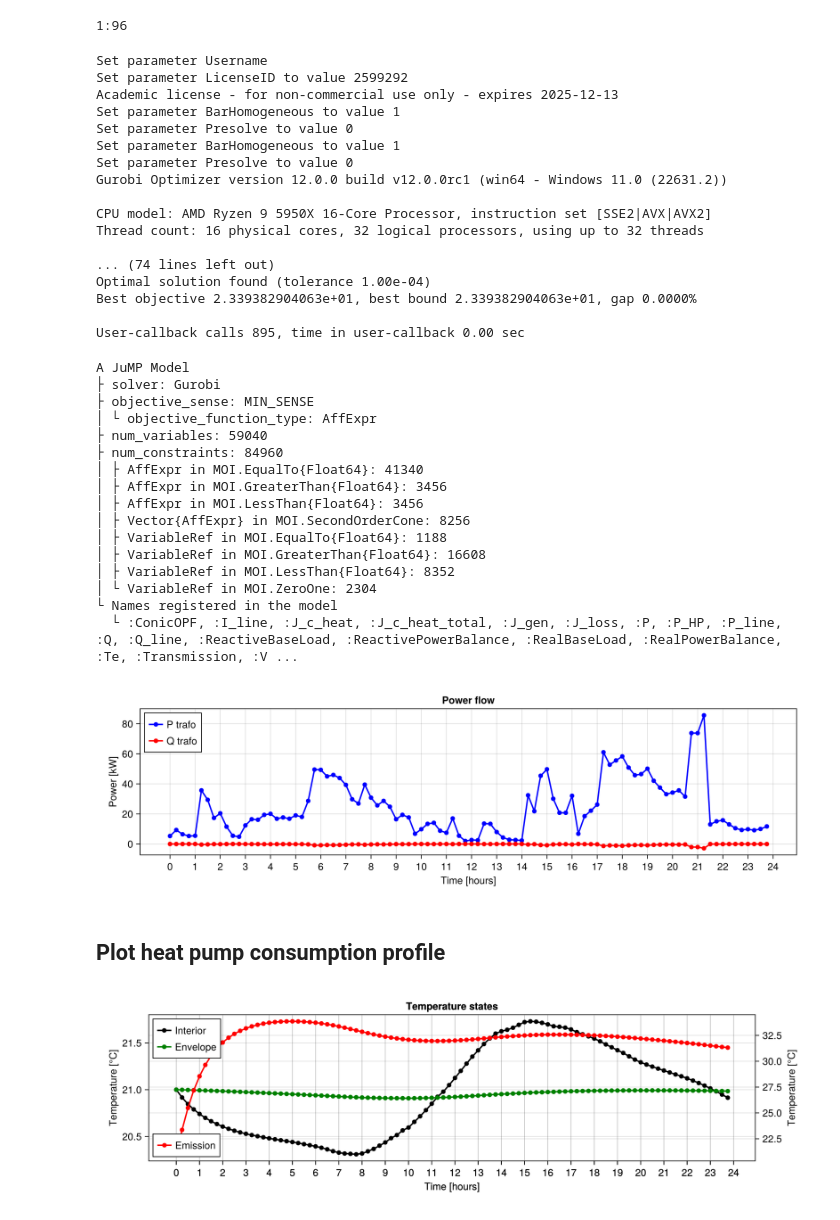
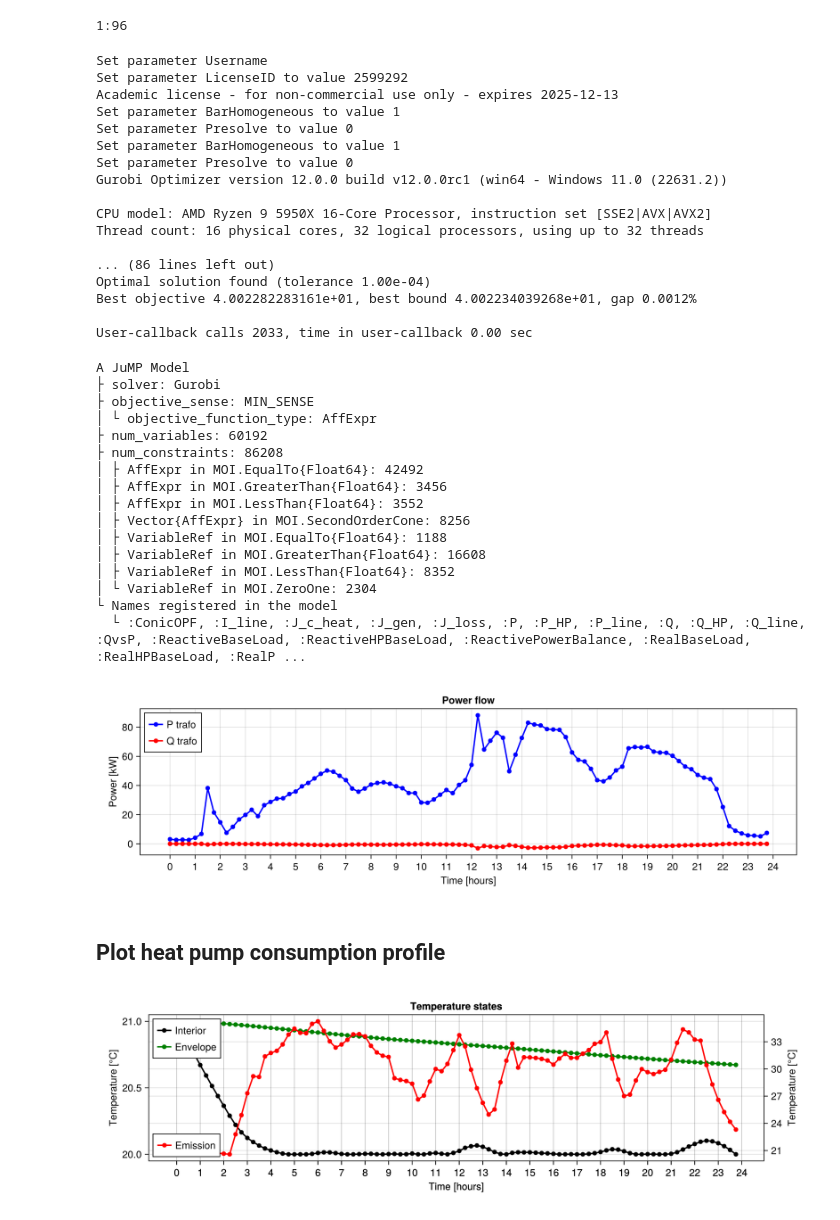
Before and after one commit to XinLiTue/Congestion-Management-based-on-Thermal-Comfort, a Jupyter notebook: OPF-jl.ipynb, the cells around one changed output. Cells and saved outputs as stored; diff of their text form; code cells hidden in the pictures.

Commit message:
Add reactive power model constraints for heat pump integration

```diff
--- a/OPF-jl.ipynb
+++ b/OPF-jl.ipynb
@@ -132,9 +132,10 @@ Weather data shape: (27169, 4)
 df_full = innerjoin(weather_df, loads, on = :timestamp);
 # %%
 # select a particular day (Defined by date)
-date = Date(2024, 3, 2)
+date = Date(2024, 2, 4)
 
 df = df_full[Date.(df_full.timestamp) .== date, :]
+
 first(df, 5)
 # %% [output]
 5×5 DataFrame
@@ -314,31 +315,31 @@ Gurobi Optimizer version 12.0.0 build v12.0.0rc1 (win64 - Windows 11.0 (22631.2)
 CPU model: AMD Ryzen 9 5950X 16-Core Processor, instruction set [SSE2|AVX|AVX2]
 Thread count: 16 physical cores, 32 logical processors, using up to 32 threads
 
-... (74 lines left out)
+... (86 lines left out)
 Optimal solution found (tolerance 1.00e-04)
-Best objective 2.339382904063e+01, best bound 2.339382904063e+01, gap 0.0000%
+Best objective 4.002282283161e+01, best bound 4.002234039268e+01, gap 0.0012%
 
-User-callback calls 895, time in user-callback 0.00 sec
+User-callback calls 2033, time in user-callback 0.00 sec
 A JuMP Model
 ├ solver: Gurobi
 ├ objective_sense: MIN_SENSE
 │ └ objective_function_type: AffExpr
-├ num_variables: 59040
-├ num_constraints: 84960
-│ ├ AffExpr in MOI.EqualTo{Float64}: 41340
+├ num_variables: 60192
+├ num_constraints: 86208
+│ ├ AffExpr in MOI.EqualTo{Float64}: 42492
 │ ├ AffExpr in MOI.GreaterThan{Float64}: 3456
-│ ├ AffExpr in MOI.LessThan{Float64}: 3456
+│ ├ AffExpr in MOI.LessThan{Float64}: 3552
 │ ├ Vector{AffExpr} in MOI.SecondOrderCone: 8256
 │ ├ VariableRef in MOI.EqualTo{Float64}: 1188
 │ ├ VariableRef in MOI.GreaterThan{Float64}: 16608
 │ ├ VariableRef in MOI.LessThan{Float64}: 8352
 │ └ VariableRef in MOI.ZeroOne: 2304
 └ Names registered in the model
-  └ :ConicOPF, :I_line, :J_c_heat, :J_c_heat_total, :J_gen, :J_loss, :P, :P_HP, :P_line, :Q, :Q_line, :ReactiveBaseLoad, :ReactivePowerBalance, :RealBaseLoad, :RealPowerBalance, :Te, :Transmission, :V ...
+  └ :ConicOPF, :I_line, :J_c_heat, :J_gen, :J_loss, :P, :P_HP, :P_line, :Q, :Q_HP, :Q_line, :QvsP, :ReactiveBaseLoad, :ReactiveHPBaseLoad, :ReactivePowerBalance, :RealBaseLoad, :RealHPBaseLoad, :RealP ...
 # %%
 plot_pq(model, 55, S_base=S_base)
 # %% [output]
-[figure, old version]
+[figure, new version]
 # %% [markdown]
 ## Plot heat pump consumption profile
 # %%
@@ -373,34 +374,36 @@ function plot_temperature_states(model::Model, bus::Int)
 
     # display
     fig
 end
 
 function plot_hybrid_hp_power(model::Model, bus::Int)
     fig = Figure(; size = (1000, 300))
 
     # index of slack bus (transformer)
     P_hp = Vector(value.(model[:P_HP])[bus, :]) * S_base * 1E-3
+    Q_hp = Vector(value.(model[:Q_HP])[bus, :]) * S_base * 1E-3
     Φ_hp = Vector(value.(model[:Φ_HP])[bus, :])
     Φ_cv = Vector(value.(model[:Φ_CV])[bus, :])
 
     ax = Axis(fig[1, 1], xlabel = "Time [hours]",
         title = "Heat pump power",
         ylabel = "Power [kW]",
         xticks = (1:4:97, string.(0:1:24))
     )
 
     scatterlines!(ax, P_hp, color = :blue, label = "P hp", linewidth = 2)
+    scatterlines!(ax, Q_hp, color = :red, label = "Q hp", linewidth = 2)
     scatterlines!(ax, Φ_hp, color = :red, label = "Φ hp", linewidth = 2)
     scatterlines!(ax, Φ_cv, color = :green, label = "Φ cv", linewidth = 2)
     axislegend(ax, position = :lt)
 
     # display
     fig
 end
 
 plot_temperature_states(model, 64)
 # %% [output]
-[figure, old version]
+[figure, new version]
 # %%
 plot_hybrid_hp_power(model, 64)
 # %% [output]
```
Also changed, not shown: parts of 6 cells of this notebook, 5 other files.
